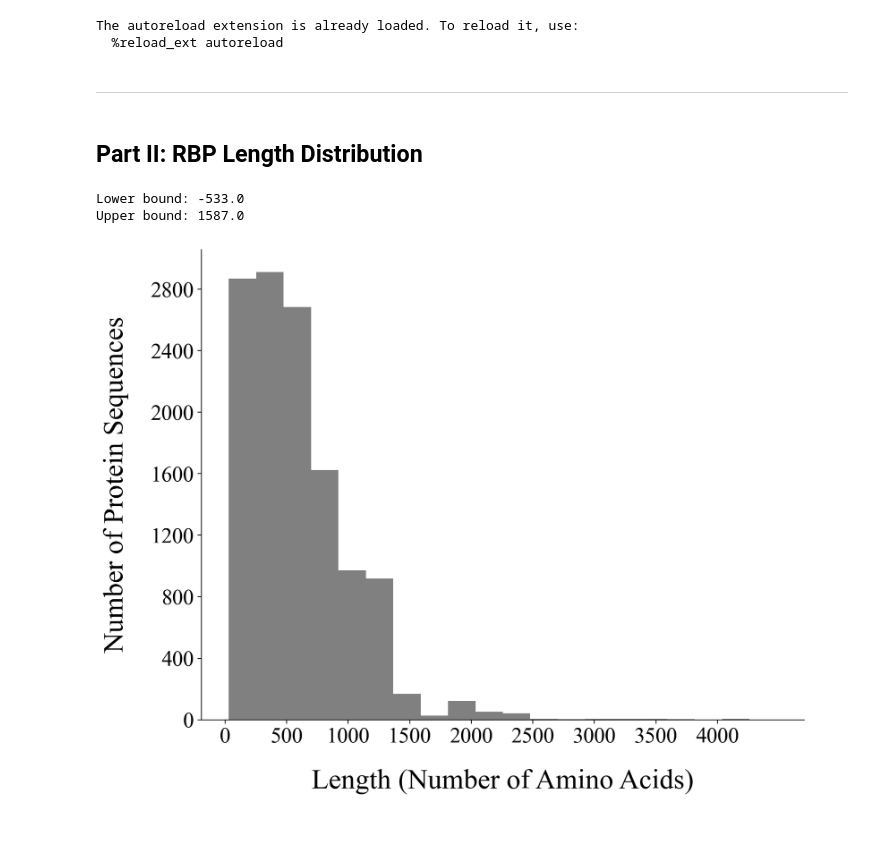
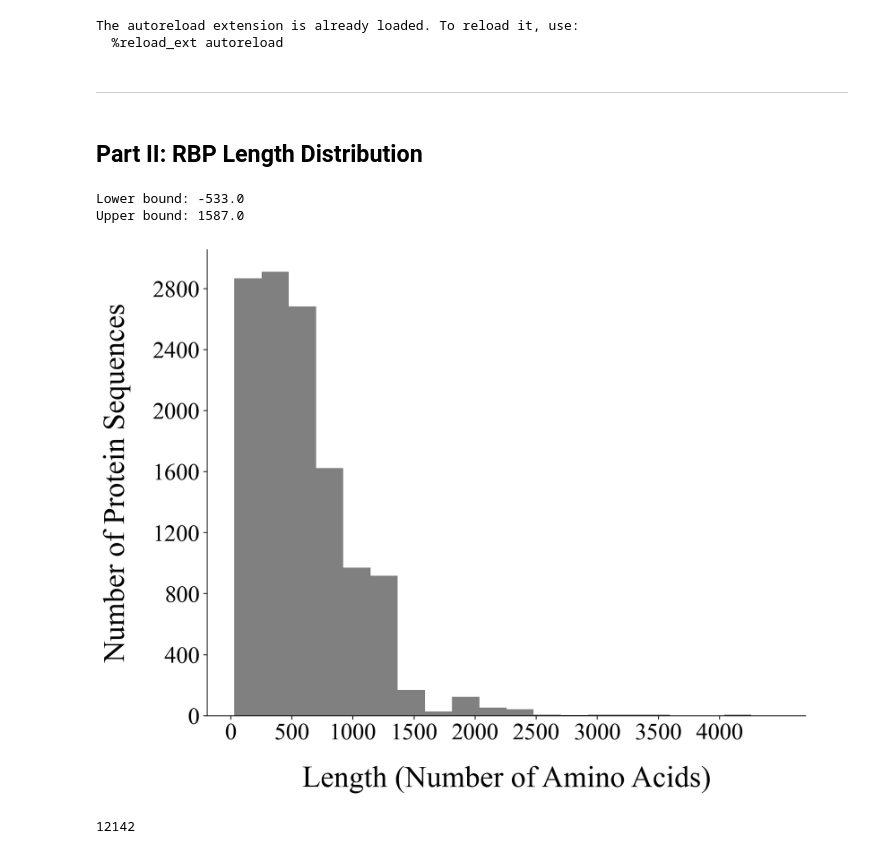
Before and after one commit to bioinfodlsu/phage-host-prediction, a Jupyter notebook: experiments/2. Exploratory Data Analysis.ipynb, the cells around one changed output. Cells and saved outputs as stored; diff of their text form; code cells hidden in the pictures.

```diff
--- a/experiments/2. Exploratory Data Analysis.ipynb
+++ b/experiments/2. Exploratory Data Analysis.ipynb
@@ -30,10 +30,10 @@ The autoreload extension is already loaded. To reload it, use:
   %reload_ext autoreload
 # %%
 constants = ConstantsUtil()
-# %% [markdown]
-<hr>
-# %% [markdown]
-## Part II: RBP Length Distribution
+# %% [markdown]
+<hr>
+# %% [markdown]
+## Part II: RBP Length Distribution
 # %%
 with open(f'{constants.TEMP_PREPROCESSING}/{constants.RBP_LENGTHS}','rb') as rbp_lengths_file:
     lengths = pickle.load(rbp_lengths_file)
@@ -52,26 +49,30 @@ Lower bound: -533.0
 Upper bound: 1587.0
 # %%
 plt.rcParams['font.family'] = 'Times New Roman'
-plt.rcParams['font.size'] = 20
+plt.rcParams['font.size'] = 22
 
 fig, ax = plt.subplots(figsize=(10,8), dpi=200)
 plt.hist(lengths, bins = 20, color = 'gray')
 plt.yticks(np.arange(0, 3200, 400))
 plt.xticks(np.arange(0, 4500, 500))
-plt.xlabel('Length (Number of Amino Acids)', labelpad = 20, fontsize = 26)
-plt.ylabel('Number of Protein Sequences', labelpad = 20, fontsize = 26)
+plt.xlabel('Length (Number of Amino Acids)', labelpad = 20, fontsize = 28)
+plt.ylabel('Number of Protein Sequences', labelpad = 20, fontsize = 28)
 ax.spines['top'].set_visible(False)
 ax.spines['right'].set_visible(False)
 ax.spines['bottom'].set_visible(True)
 ax.spines['left'].set_visible(True)
 plt.show()
 # %% [output]
-[figure, old version]
+[figure, new version]
 # %%
 lengths_no_outliers = []
 for length in lengths:
     if length <= upper_bound:
         lengths_no_outliers.append(length)
+# %%
+len(lengths_no_outliers)
+# %% [output]
+12142
 # %%
 fig, ax = plt.subplots(figsize=(10,8), dpi=200)
 plt.hist(lengths_no_outliers, bins = 20, color = 'gray')
```
Also changed, not shown: parts of 9 cells of this notebook, 1 other file.
